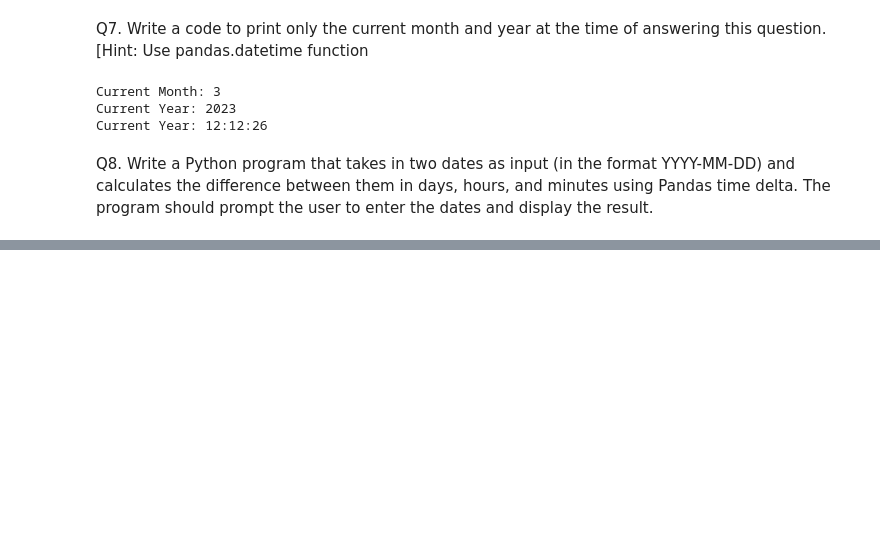
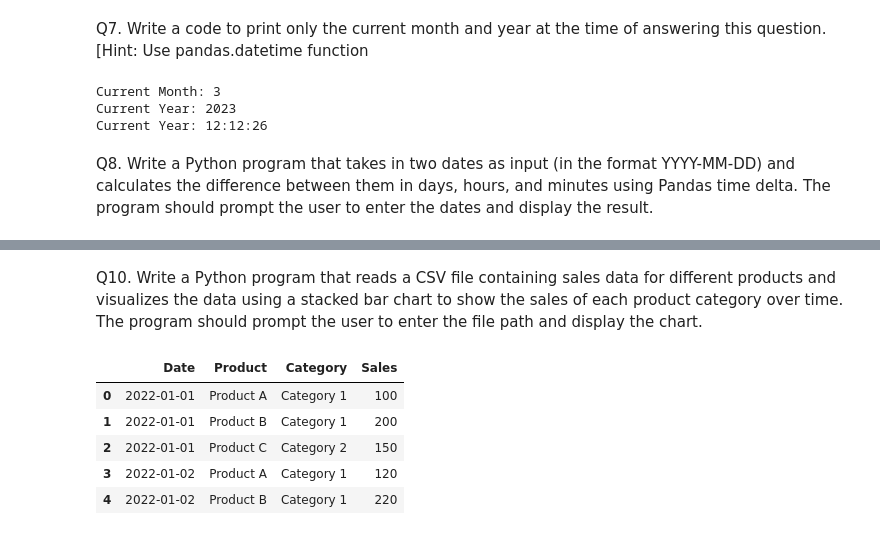
Before and after one commit to Ashutoshcs40all/FULL-STACK-DATA-SCIENCE, a Jupyter notebook: PYTHON/pandas/assignment25feb.ipynb, the cells around one changed output, grey strips where cells are left out. Cells and saved outputs as stored; diff of their text form; code cells hidden in the pictures; blank space fills up the shorter version.

```diff
--- a/PYTHON/pandas/assignment25feb.ipynb
+++ b/PYTHON/pandas/assignment25feb.ipynb
@@ -205,0 +247,16 @@ Difference between the dates:
+# %% [markdown]
+Q10. Write a Python program that reads a CSV file containing sales data for different products and
+visualizes the data using a stacked bar chart to show the sales of each product category over time. The
+program should prompt the user to enter the file path and display the chart.
+# %%
+file_path=input('Enter the path of csv file containg sales data: ')
+sales=pd.read_csv(file_path)
+sales['Date']=sales['Date'].astype('datetime64')
+sales.head()
+# %% [output]
+|  | Date | Product | Category | Sales |
+| 0 | 2022-01-01 | Product A | Category 1 | 100 |
+| 1 | 2022-01-01 | Product B | Category 1 | 200 |
+| 2 | 2022-01-01 | Product C | Category 2 | 150 |
+| 3 | 2022-01-02 | Product A | Category 1 | 120 |
+| 4 | 2022-01-02 | Product B | Category 1 | 220 |
```
Also changed, not shown: parts of 10 cells of this notebook, 10 other files.
